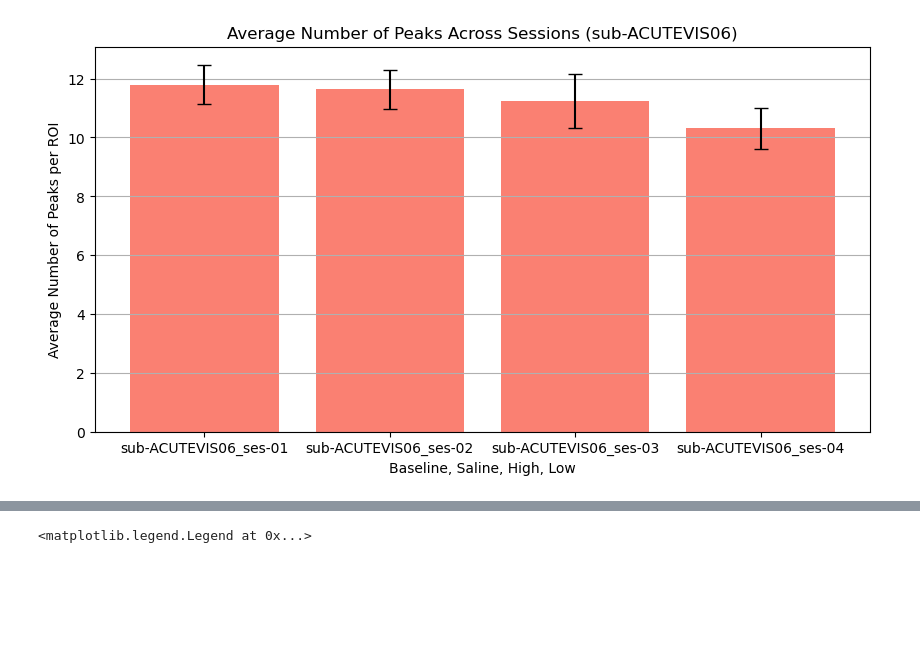
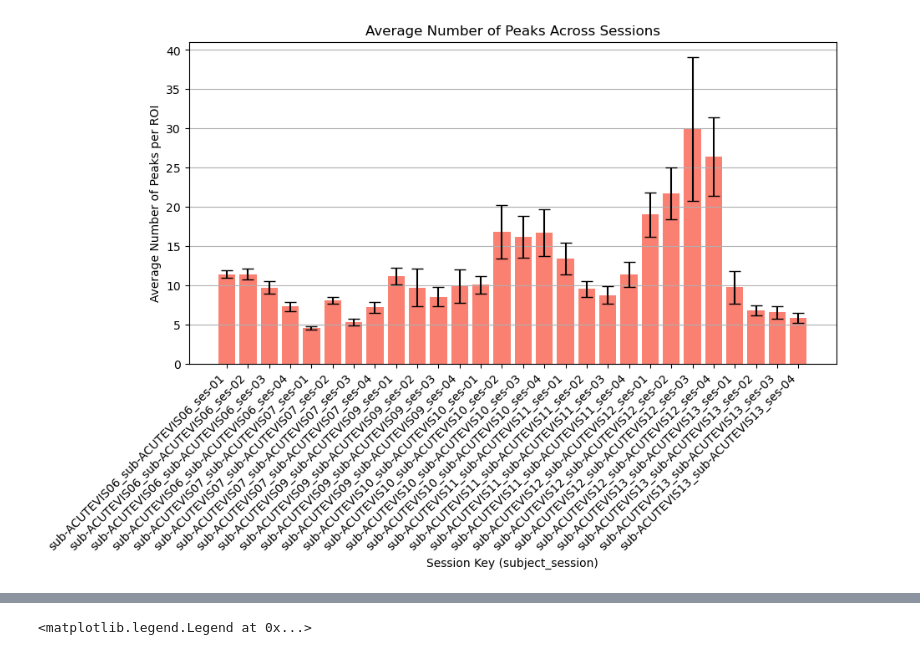
Before and after one commit to sindhujabaskar/sipelab_scripts, a Jupyter notebook: population_report.ipynb, the cells around one changed output, grey strips where cells are left out. Cells and saved outputs as stored; diff of their text form; code cells hidden in the pictures; blank space fills up the shorter version.

```diff
--- a/population_report.ipynb
+++ b/population_report.ipynb
@@ -209,12 +258,17 @@ Selected ROI index: 0 (total ROIs: 247)
 
 average_dff_by_session = pd.DataFrame({
     session_key: results['average_df']['Average_ROI'] for session_key, results in session_results.items()
-})
+}).sort_index(axis=1)
+
+session_subjects = [session_metadata[key]['subject'] for key in average_dff_by_session.columns]
+task_labels = sorted({session_metadata[key]['task'] for key in session_metadata})
 
 plt.figure(figsize=(10, 5))
 for session_key in average_dff_by_session.columns:
     plt.plot(average_dff_by_session.index, average_dff_by_session[session_key], label=session_key)
-plt.suptitle(subject_label)
+plt.suptitle(
+    f"Task: {', '.join(task_labels)} | Subjects: {', '.join(sorted(session_metadata[key]['subject'] for key in session_metadata))}"
+ )
 plt.title("Average ΔF/F Across Sessions")
 plt.xlabel("Time (Frames)")
 plt.ylabel("Average ΔF/F")
@@ -223,6 +277,10 @@ plt.legend()
 plt.show()
 
 session_mean_dff = average_dff_by_session.mean()
+subject_mean_dff = session_mean_dff.groupby(session_subjects).mean()
+
 print("Frame-averaged ΔF/F per session:")
 print(session_mean_dff.to_frame(name='Mean_Average_ROI'))
+print("\nSession means aggregated per subject:")
+print(subject_mean_dff.to_frame(name='Subject_Mean_Average_ROI'))
 # %% [output]
@@ -261,6 +381,8 @@ def detect_roi_peaks(session_results, prominence=1.0, height=None, distance=None
         optional_args['width'] = width
     for session_key, results in session_results.items():
         roi_traces = results['roi_dff']
+        subject_label = results.get('subject', session_key.split('_', 1)[0])
+        session_label = results.get('session_label', session_key.split('_', 1)[1])
         session_store = {}
         for roi_index, roi_trace in enumerate(roi_traces):
             roi_array = np.asarray(roi_trace, dtype=float).flatten()
@@ -268,6 +390,8 @@ def detect_roi_peaks(session_results, prominence=1.0, height=None, distance=None
             session_store[roi_index] = {'peaks': peaks, 'properties': properties}
             for peak_idx, frame_idx in enumerate(peaks):
                 record = {
+                    'subject': subject_label,
+                    'session_label': session_label,
                     'session': session_key,
                     'roi_index': roi_index,
                     'peak_frame': int(frame_idx),
@@ -341,32 +465,37 @@ roi_peak_df[(roi_peak_df['session'] == selected_session_key) & (roi_peak_df['roi
 # %%
 # AVG NUMBER OF PEAKS FOR ALL ROIS ACROSS SESSIONS
-peaks_per_roi = (
-    roi_peak_df.groupby(['session', 'roi_index'])
-    .size()
-    .reset_index(name='peak_count')
-)
-avg_num_peaks_by_session = peaks_per_roi.groupby('session')['peak_count'].mean()
-sem_num_peaks_by_session = peaks_per_roi.groupby('session')['peak_count'].sem().fillna(0)
-summary_df = pd.DataFrame({
-    'Average_Number_of_Peaks': avg_num_peaks_by_session,
-    'SEM_Number_of_Peaks': sem_num_peaks_by_session
-})
-print("Average number of peaks per session (with SEM):")
-print(summary_df)
+if roi_peak_df.empty:
+    print("No peaks detected; consider lowering the prominence threshold.")
+else:
+    peaks_per_roi = (
+        roi_peak_df.groupby(['subject', 'session', 'roi_index'])
+        .size()
+        .reset_index(name='peak_count')
+    )
+    avg_num_peaks_by_session = peaks_per_roi.groupby(['subject', 'session'])['peak_count'].mean()
+    sem_num_peaks_by_session = peaks_per_roi.groupby(['subject', 'session'])['peak_count'].sem().fillna(0)
+    summary_df = pd.DataFrame({
+        'Average_Number_of_Peaks': avg_num_peaks_by_session,
+        'SEM_Number_of_Peaks': sem_num_peaks_by_session
+    })
+    summary_df['session_key'] = [f"{idx[0]}_{idx[1]}" for idx in summary_df.index]
+    print("Average number of peaks per session (with SEM):")
+    print(summary_df.reset_index(drop=True))
 
-# PLOT AVG NUMBER OF PEAKS ACROSS SESSIONS
-plt.figure(figsize=(10, 5))
-plt.bar(
-    avg_num_peaks_by_session.index,
-    avg_num_peaks_by_session.values,
-    yerr=sem_num_peaks_by_session.values,
-    color='salmon',
-    capsize=5
-)
-plt.title(f"Average Number of Peaks Across Sessions ({subject_label})")
-plt.xlabel("Baseline, Saline, High, Low")
-plt.ylabel("Average Number of Peaks per ROI")
-plt.grid(axis='y')
-plt.show()
+    # PLOT AVG NUMBER OF PEAKS ACROSS SESSIONS
+    plt.figure(figsize=(10, 5))
+    plt.bar(
+        summary_df['session_key'],
+        summary_df['Average_Number_of_Peaks'],
+        yerr=summary_df['SEM_Number_of_Peaks'],
+        color='salmon',
+        capsize=5
+    )
+    plt.title("Average Number of Peaks Across Sessions")
+    plt.xlabel("Session Key (subject_session)")
+    plt.ylabel("Average Number of Peaks per ROI")
+    plt.xticks(rotation=45, ha='right')
+    plt.grid(axis='y')
+    plt.show()
 # %% [output]
 Average number of peaks per session (with SEM):
@@ -379,2 +518,2 @@ sub-ACUTEVIS06_ses-04                10.306723             0.706600
-[figure, old version]
+[figure, new version]
 # %%
```
Also changed, not shown: parts of 12 cells of this notebook.
